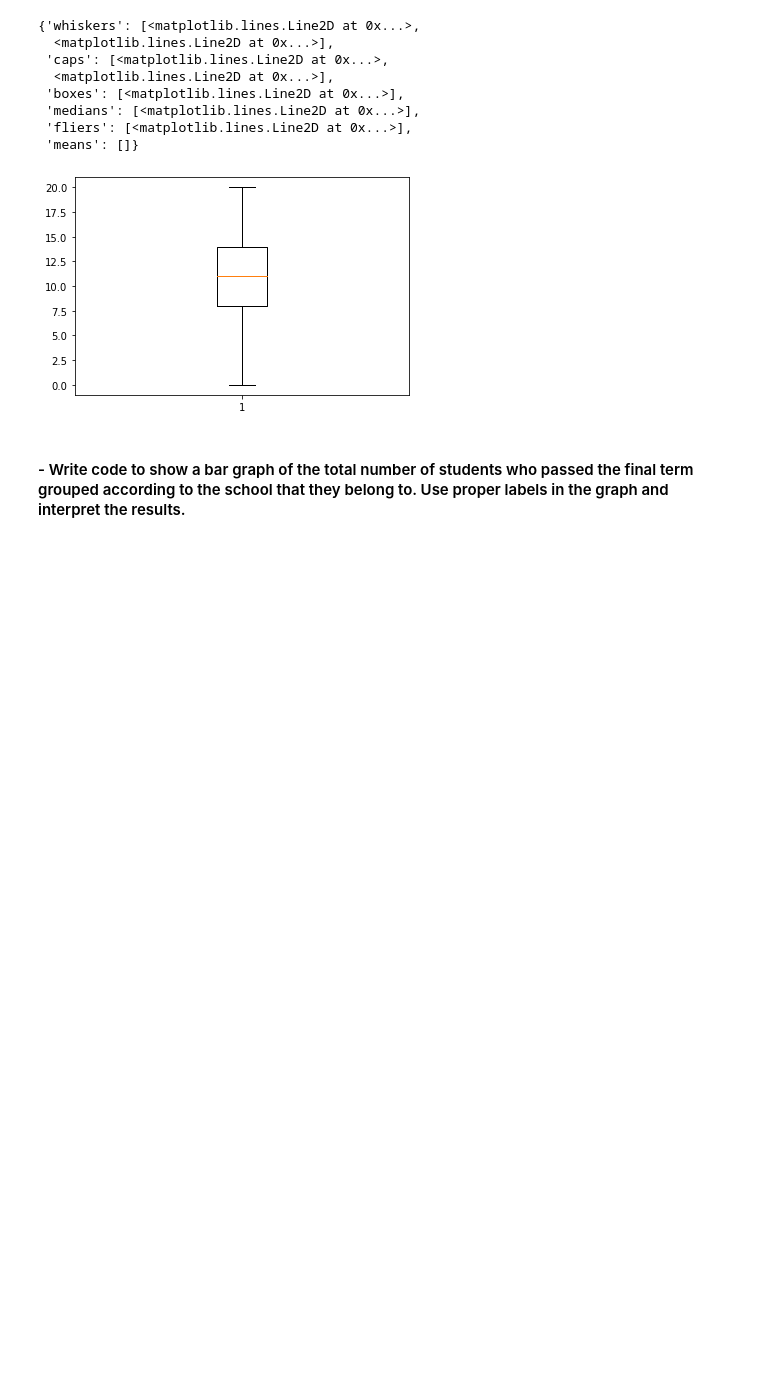
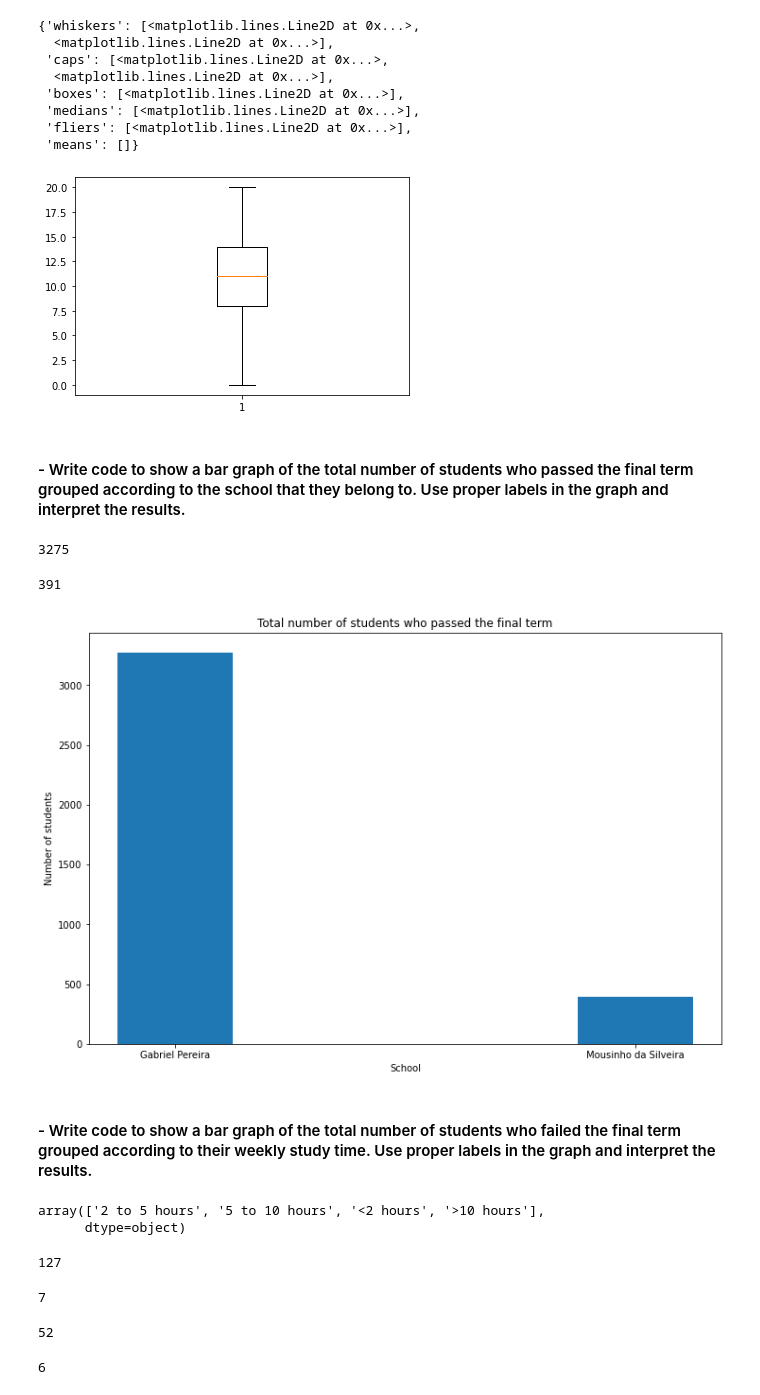
Before and after one commit to kuzzalrb/Python-Coursework, a Jupyter notebook: Coursework Programs/Part 1/4_answers.ipynb, the cells around one changed output. Saved outputs shown, nothing was run; the diff lists cells and outputs as text; code cells hidden in the pictures; blank space fills up the shorter version.

```diff
--- a/Coursework Programs/Part 1/4_answers.ipynb
+++ b/Coursework Programs/Part 1/4_answers.ipynb
@@ -81,3 +81,83 @@ plt.boxplot(data['G3'])
 [figure]
 # %% [markdown]
 #### - Write code to show a bar graph of the total number of students who passed the final term grouped according to the school that they belong to. Use proper labels in the graph and interpret the results.
+# %%
+gp_school_series = data[data['school'].str.contains('GP')]
+gp_school_final_grades_array = gp_school_series['G3']
+gp_school_pass_count = 0
+for grade in gp_school_final_grades_array.values:
+    if grade > 8:
+        gp_school_pass_count += grade
+gp_school_pass_count
+# %% [output]
+3275
+# %%
+ms_school_series = data[data['school'].str.contains('MS')]
+ms_school_final_grades_array = ms_school_series['G3']
+ms_school_pass_count = 0
+for grade in ms_school_final_grades_array.values:
+    if grade > 8:
+        ms_school_pass_count += grade
+ms_school_pass_count
+# %% [output]
+391
+# %%
+barWidth = 0.25
+fig = plt.subplots(figsize =(12, 8))
+school_array = ['Gabriel Pereira', 'Mousinho da Silveira']
+pass_count_array = [gp_school_pass_count,ms_school_pass_count]
+plt.bar(school_array, pass_count_array, width = barWidth,)
+plt.title("Total number of students who passed the final term")
+plt.xlabel("School")
+plt.ylabel("Number of students")
+plt.show()
+# %% [output]
+[figure, added]
+# %% [markdown]
+#### - Write code to show a bar graph of the total number of students who failed the final term grouped according to their weekly study time. Use proper labels in the graph and interpret the results.
+# %%
+unique_weekly_study_time = data['studytime'].unique()
+unique_weekly_study_time
+# %% [output]
+array(['2 to 5 hours', '5 to 10 hours', '<2 hours', '>10 hours'],
+      dtype=object)
+# %%
+two_five_series = data[data['studytime'].str.contains(unique_weekly_study_time[0])]
+two_five_final_grades_array = two_five_series['G3']
+two_five_fail_count = 0
+for grade in two_five_final_grades_array:
+    if grade < 8:
+        two_five_fail_count += grade
+two_five_fail_count
+# %% [output]
+127
+# %%
+five_ten_series = data[data['studytime'].str.contains(unique_weekly_study_time[1])]
+five_ten_final_grades_array = five_ten_series['G3']
+five_ten_fail_count = 0
+for grade in five_ten_final_grades_array:
+    if grade < 8:
+        five_ten_fail_count += grade
+five_ten_fail_count
+# %% [output]
+7
+# %%
+less_than_two_series = data[data['studytime'].str.contains(unique_weekly_study_time[2])]
+less_than_two_final_grades_array = less_than_two_series['G3']
+less_than_two_fail_count = 0
+for grade in less_than_two_final_grades_array:
+    if grade < 8:
+        less_than_two_fail_count += grade
+less_than_two_fail_count
+# %% [output]
+52
+# %%
+greater_than_ten_series = data[data['studytime'].str.contains(unique_weekly_study_time[3])]
+greater_than_ten_final_grades_array = greater_than_ten_series['G3']
+greater_than_ten_fail_count = 0
+for grade in greater_than_ten_final_grades_array:
+    if grade < 8:
+        greater_than_ten_fail_count += grade
+greater_than_ten_fail_count
+# %% [output]
+6
```
Also changed, not shown: parts of 1 cell of this notebook.
